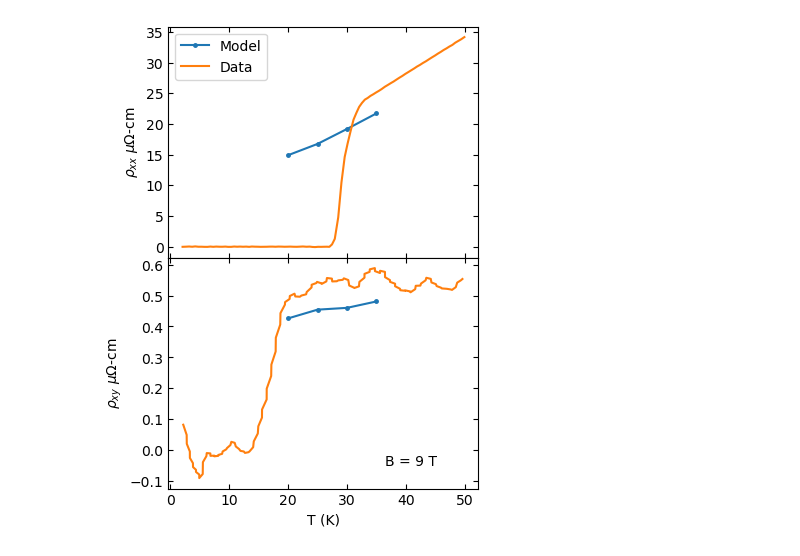
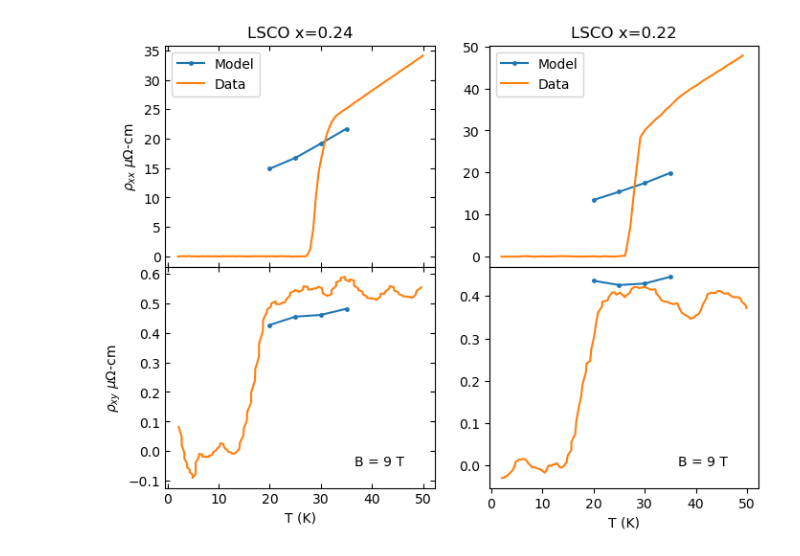
Before and after one commit to sahaskamat/boltzmann_transport, a Jupyter notebook: fitting/plotting_for_figures/plot_pipizero.ipynb, the cells around one changed output. Cells and saved outputs as stored; diff of their text form; code cells hidden in the pictures.

```diff
--- a/fitting/plotting_for_figures/plot_pipizero.ipynb
+++ b/fitting/plotting_for_figures/plot_pipizero.ipynb
@@ -221,7 +414,13 @@ def create_rho(params,Bmag):
 # %%
-temps = [20,25,30,35]
-rhoxx = np.array([create_rho(params,0)[0,0] for params in paramslist])*10e-2
-rhoxy = np.array([create_rho(params,9)[0,1] for params in paramslist])*10e-2
+class rho24:
+    temps = [20,25,30,35]
+    rhoxx = np.array([create_rho_24(params,0)[0,0] for params in params24.paramslist])*10e-2
+    rhoxy = np.array([create_rho_24(params,9)[0,1] for params in params24.paramslist])*10e-2
+
+class rho22:
+    temps = [20,25,30,35]
+    rhoxx = np.array([create_rho_22(params,0)[0,0] for params in params22.paramslist])*10e-2
+    rhoxy = np.array([create_rho_22(params,9)[0,1] for params in params22.paramslist])*10e-2
 # %% [output]
 Doping = 0.2381407503670706%
 Doping = 0.238162124116294%
@@ -234,24 +441,42 @@ Doping = 0.2382961584797436%
 # %%
-data_temp_xx,data_rho_xx = np.loadtxt(repository_directory+f"data\ppms_data\LSCO_x=0.24_rho_xx_vs_T.csv",unpack=True,skiprows=1,delimiter=",")
-data_temp_xy,data_rho_xy = np.loadtxt(repository_directory+f"data\ppms_data\LSCO_x=0.24_rho_xy_vs_T.csv",unpack=True,skiprows=1,delimiter=",")
+class data_rho24:
+    temp_xx,rho_xx = np.loadtxt(repository_directory+f"data\ppms_data\LSCO_x=0.24_rho_xx_vs_T.csv",unpack=True,skiprows=1,delimiter=",")
+    temp_xy,rho_xy = np.loadtxt(repository_directory+f"data\ppms_data\LSCO_x=0.24_rho_xy_vs_T.csv",unpack=True,skiprows=1,delimiter=",")
+
+class data_rho22:
+    temp_xx,rho_xx = np.loadtxt(repository_directory+f"data\ppms_data\LSCO_x=0.22_rho_xx_vs_T.csv",unpack=True,skiprows=1,delimiter=",")
+    temp_xy,rho_xy = np.loadtxt(repository_directory+f"data\ppms_data\LSCO_x=0.22_rho_xy_vs_T.csv",unpack=True,skiprows=1,delimiter=",")
 # %%
-fig,axes = plt.subplots(nrows=2,ncols=1,figsize=(4,6), sharex=True, gridspec_kw={'hspace': 0})
+fig,axes_matrix = plt.subplots(nrows=2,ncols=2,figsize=(8,6), sharex=True, gridspec_kw={'hspace': 0})
+axes = axes_matrix[:,0]
+second_column_of_axes = axes_matrix[:,1]
 
-axes[0].plot(temps,rhoxx,marker=".",ms=5,ls="-", label="Model")
-axes[0].plot(data_temp_xx[data_temp_xx<50],data_rho_xx[data_temp_xx<50],ls="-", label="Data")
+axes[0].plot(rho24.temps,rho24.rhoxx,marker=".",ms=5,ls="-", label="Model")
+axes[0].plot(data_rho24.temp_xx[data_rho24.temp_xx<50],data_rho24.rho_xx[data_rho24.temp_xx<50],ls="-", label="Data")
 axes[0].set_ylabel(r"$\rho_{xx}$ $\mu\Omega$-cm")
 axes[0].legend()
 
-axes[1].plot(temps,rhoxy,marker=".",ms=5,ls="-")
-axes[1].plot(data_temp_xy[data_temp_xy<50],data_rho_xy[data_temp_xy<50],ls="-")
+axes[1].plot(rho24.temps,rho24.rhoxy,marker=".",ms=5,ls="-")
+axes[1].plot(data_rho24.temp_xy[data_rho24.temp_xy<50],data_rho24.rho_xy[data_rho24.temp_xy<50],ls="-")
 axes[1].set_ylabel(r"$\rho_{xy}$ $\mu\Omega$-cm")
 axes[1].text(0.7,0.1,"B = 9 T",transform=axes[1].transAxes)
 axes[1].set_xlabel("T (K)")
 
+second_column_of_axes[0].plot(rho22.temps,rho22.rhoxx,marker=".",ms=5,ls="-", label="Model")
+second_column_of_axes[0].plot(data_rho22.temp_xx[data_rho22.temp_xx<50],data_rho22.rho_xx[data_rho22.temp_xx<50],ls="-", label="Data")
+second_column_of_axes[0].legend()
+second_column_of_axes[1].plot(rho22.temps,rho22.rhoxy,marker=".",ms=5,ls="-")
+second_column_of_axes[1].plot(data_rho22.temp_xy[data_rho22.temp_xy<50],data_rho22.rho_xy[data_rho22.temp_xy<50],ls="-")
+second_column_of_axes[1].text(0.7,0.1,"B = 9 T",transform=second_column_of_axes[1].transAxes)
+second_column_of_axes[1].set_xlabel("T (K)")
+
+axes[0].set_title("LSCO x=0.24")
+second_column_of_axes[0].set_title("LSCO x=0.22")
+
 for ax in axes:
     ax.tick_params(direction='in', right=True, top=True)
 # %% [output]
-[figure, old version]
+[figure, new version]
 # %%
 def create_data(params):
 
```
Also changed, not shown: parts of 19 cells of this notebook, 36 other files.
